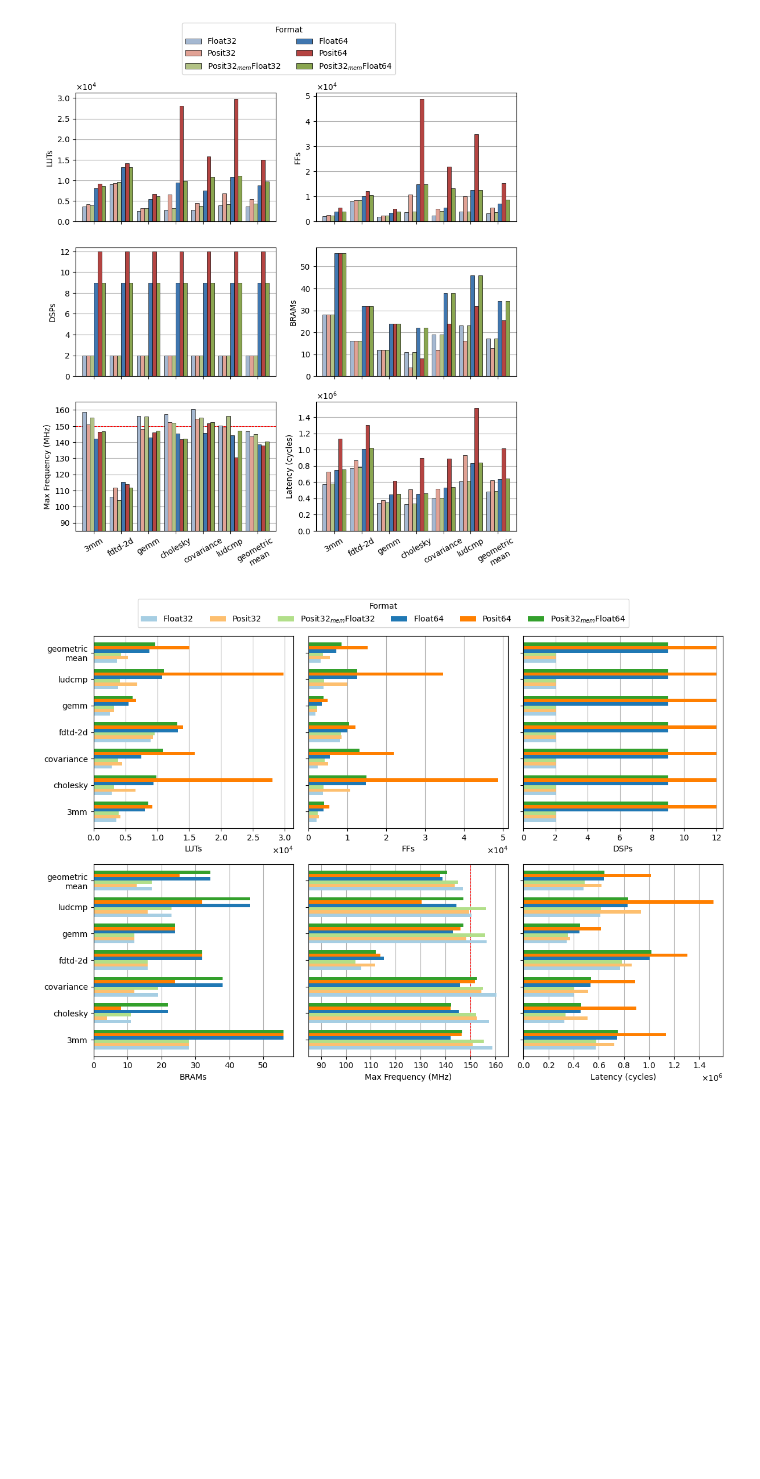
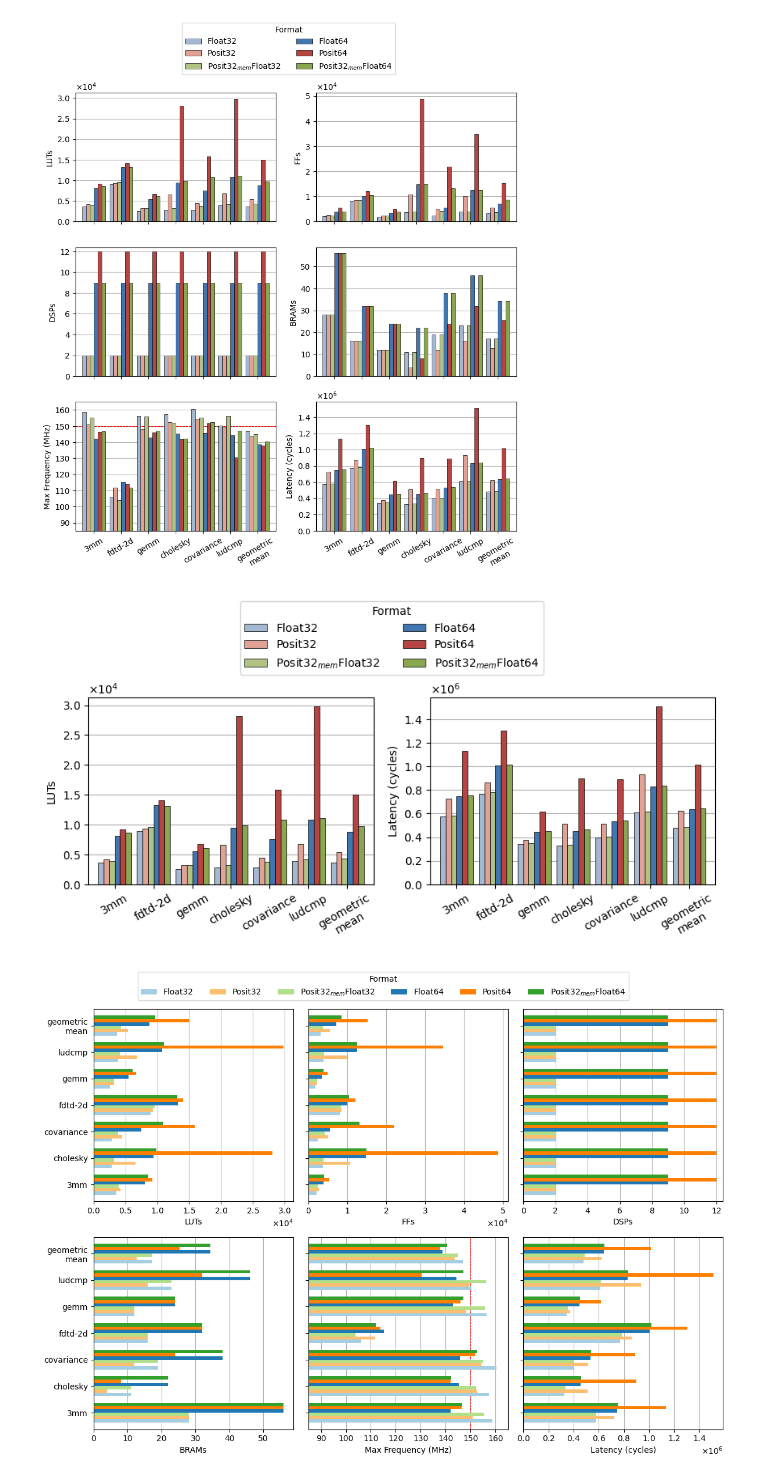
Before and after one commit to artecs-group/posit-hls, a Jupyter notebook: plots/plot_bambu_polybench.ipynb, the cells around one changed output. Drawn from its saved outputs; the diff is of its cells as text; code cells hidden in the pictures; blank space fills up the shorter version.

Commit message:
Extra plots

```diff
--- a/plots/plot_bambu_polybench.ipynb
+++ b/plots/plot_bambu_polybench.ipynb
@@ -774,6 +774,98 @@ plt.savefig("bambu_polybench.pdf", bbox_inches="tight")
 plt.show()
 # %% [output]
 [figure]
+# %%
+fig, axs = plt.subplots(1, 2, sharex=True,
+                        # figsize=(12, 5)
+                        )
+# colors = ['#a6cee3', '#fdbf6f', '#b2df8a', '#1f78b4', '#ff7f00', '#33a02c']
+# colors = ['#79B1D3', '#FEAF53', '#88CA6B', '#1f78b4', '#ff7f00', '#33a02c']
+# colors = ['#95a9cd', '#d29291', '#bbcc96', '#4573a7', '#aa4744', '#89a54e']
+# colors = ['#a2b7d2', '#e59e91', '#a3cc86', '#3274b2', '#b9383b', '#3c980f']
+colors = ['#a5b8d1', '#e1a295', '#b2c285', '#4077b0', '#b54442', '#8aa650']
+# colors = ['#66c2a5', '#fc8d62', '#8da0cb', '#1b9e77', '#d95f02', '#7570b3']
+# colors = ['#0077b1', '#ff7f2b', '#00a037', '#0077b1', '#ff7f2b', '#00a037']
+hatches = ([''] * (len(df)//2+3)*8) + (['//'] * (len(df)//2+3))
+
+plt.rcParams.update({'hatch.color': 'w'})
+
+
+METRICS = ['LUTs', 'Latency (cycles)']
+for i, metric in enumerate(METRICS):
+    log_y = metric in ['Cycles'] and False
+
+    # VALUE BAR PLOT
+    m_df = df[['Benchmark', 'Format', metric]].pivot(
+        index='Benchmark', columns='Format', values=metric)
+    # Group benchmarks that use div/sqrt operations
+    m_df = m_df.reindex(index=['3mm', 'fdtd-2d', 'gemm', 'cholesky', 'covariance', 'ludcmp'])
+    m_df.loc['geometric\nmean'] = gmean(m_df, axis=0).T
+
+    m_df = m_df[['Float32', 'Posit32',
+                 'Posit32$_{mem}$Float32', 'Float64', 'Posit64', 'Posit32$_{mem}$Float64']]
+
+    ax = m_df.plot(ax=axs[i % 2],
+                   # x='Test',
+                   kind='bar',
+                   stacked=False,
+                   logy=log_y,
+                   ylabel=metric,
+                   color=colors,
+                   rot=30,
+                   legend=False,
+                   zorder=2,
+                   width=0.85,
+                   edgecolor='k',
+                   linewidth=0.5,
+                   alpha=1,  # Bug with hatches: https://stackoverflow.com/questions/5195466/matplotlib-does-not-display-hatching-when-rendering-to-pdf
+                   # colormap=cmap,
+                   # title='Grouped Bar Graph with dataframe'
+                   )
+    # Set hatches
+    bars = ax.patches
+    for bar, hatch in zip(bars, hatches):
+        bar.set_hatch(hatch)
+
+    ax.grid(axis='y', zorder=0)
+    ax.set_xlabel('')
+
+
+# Some adjustments
+# # DSPs plot
+# axs[1, 0].set_ylim(0, 12.4)
+# axs[1, 0].set_yticks(range(0, 14, 2))
+# # Highlight target frequency
+# axs[2, 0].set_ylim(85, 165)
+# axs[2, 0].axhline(y=150, color='red', linestyle='--', linewidth=0.75, zorder=1.9)
+# Y Axis format
+# axs[2, 1].ticklabel_format(axis='y', style='sci',
+#                            scilimits=(0, 0), useMathText='True')
+axs[1].ticklabel_format(axis='y', style='sci',
+                           scilimits=(0, 0), useMathText='True')
+axs[0].ticklabel_format(axis='y', style='sci',
+                           scilimits=(0, 0), useMathText='True')
+
+
+# Set global legend
+axLine, axLabel = axs[1].get_legend_handles_labels()
+fig.legend(axLine, axLabel,
+           loc='upper center',
+           ncol=2,
+           title='Format',
+           bbox_to_anchor=(0.5, 1.3)
+           )
+
+
+figure = plt.gcf()  # get current figure
+# figure.tight_layout()
+# set figure's size manually
+# figure.set_size_inches(16, 6)
+figure.set_size_inches(10, 3)
+
+plt.savefig("bambu_polybench2.pdf", bbox_inches="tight")
+plt.show()
+# %% [output]
+[figure, added]
 # %%
 fig, axs = plt.subplots(2, 3, sharey=True,
                         figsize=(12, 8)
```
Also changed, not shown: parts of 1 cell of this notebook, 6 other files.
